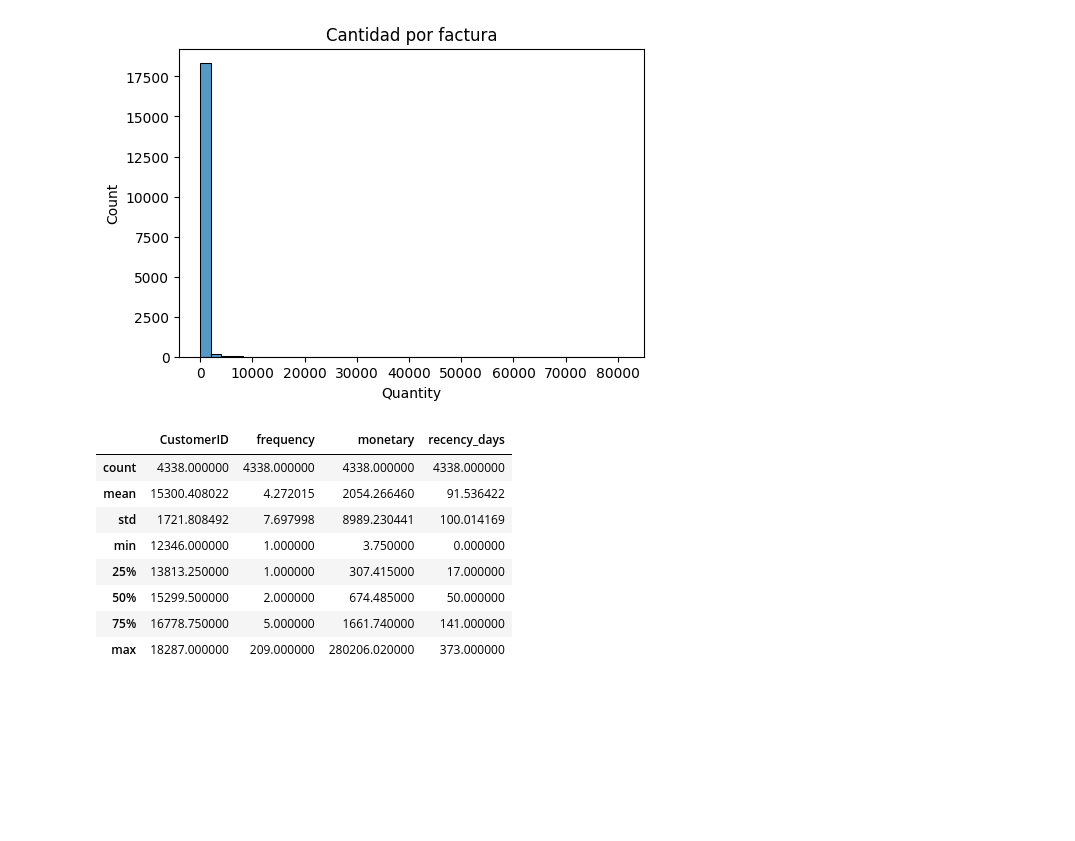
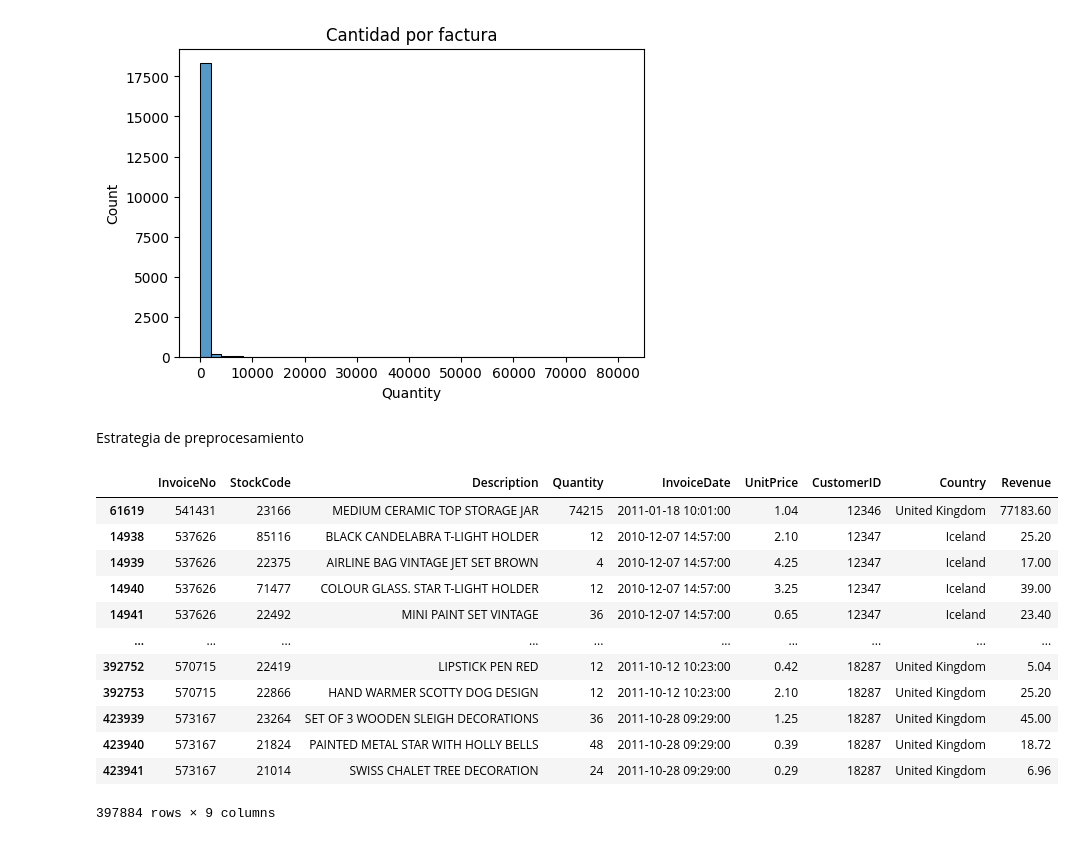
Before and after one commit to gabrielaaguiv5/ProyectoFinalMLOps, a Jupyter notebook: notebooks/EDA.ipynb, the cells around one changed output. Saved outputs shown, nothing was run; the diff lists cells and outputs as text; code cells hidden in the pictures; blank space fills up the shorter version.

```diff
--- a/notebooks/EDA.ipynb
+++ b/notebooks/EDA.ipynb
@@ -144,25 +195,25 @@ plt.show()
 [figure]
 [figure]
 [figure]
-# %%
-# 03 - RFM por cliente (base para el modelo de recompra)
-import numpy as np
-cutoff = df["InvoiceDate"].max()
-rfm = (df.groupby("CustomerID")
-         .agg(last_date=("InvoiceDate", "max"),
-              frequency=("InvoiceNo", "nunique"),
-              monetary=("Revenue", "sum"))
-         .reset_index())
-rfm["recency_days"] = (cutoff - rfm["last_date"]).dt.days
-rfm.drop(columns=["last_date"], inplace=True)
-rfm.describe()
-# %% [output]
-|  | CustomerID | frequency | monetary | recency_days |
-| count | 4338.000000 | 4338.000000 | 4338.000000 | 4338.000000 |
-| mean | 15300.408022 | 4.272015 | 2054.266460 | 91.536422 |
-| std | 1721.808492 | 7.697998 | 8989.230441 | 100.014169 |
-| min | 12346.000000 | 1.000000 | 3.750000 | 0.000000 |
-| 25% | 13813.250000 | 1.000000 | 307.415000 | 17.000000 |
-| 50% | 15299.500000 | 2.000000 | 674.485000 | 50.000000 |
-| 75% | 16778.750000 | 5.000000 | 1661.740000 | 141.000000 |
-| max | 18287.000000 | 209.000000 | 280206.020000 | 373.000000 |
+# %% [markdown]
+Estrategia de preprocesamiento
+# %%
+# 03 - Preparar el dataset antes de crear variables históricas por cliente
+df.sort_values(['CustomerID', 'InvoiceDate', 'InvoiceNo'], inplace=True) # Ordena el DataFrame por cliente → fecha → factura (sirve como “timeline” por cliente).
+df['CustomerID'] = df['CustomerID'].astype(int)
+# %%
+df
+# %% [output]
+|  | InvoiceNo | StockCode | Description | Quantity | InvoiceDate | UnitPrice | CustomerID | Country | Revenue |
+| 61619 | 541431 | 23166 | MEDIUM CERAMIC TOP STORAGE JAR | 74215 | 2011-01-18 10:01:00 | 1.04 | 12346 | United Kingdom | 77183.60 |
+| 14938 | 537626 | 85116 | BLACK CANDELABRA T-LIGHT HOLDER | 12 | 2010-12-07 14:57:00 | 2.10 | 12347 | Iceland | 25.20 |
+| 14939 | 537626 | 22375 | AIRLINE BAG VINTAGE JET SET BROWN | 4 | 2010-12-07 14:57:00 | 4.25 | 12347 | Iceland | 17.00 |
+| 14940 | 537626 | 71477 | COLOUR GLASS. STAR T-LIGHT HOLDER | 12 | 2010-12-07 14:57:00 | 3.25 | 12347 | Iceland | 39.00 |
+| 14941 | 537626 | 22492 | MINI PAINT SET VINTAGE | 36 | 2010-12-07 14:57:00 | 0.65 | 12347 | Iceland | 23.40 |
+| ... | ... | ... | ... | ... | ... | ... | ... | ... | ... |
+| 392752 | 570715 | 22419 | LIPSTICK PEN RED | 12 | 2011-10-12 10:23:00 | 0.42 | 18287 | United Kingdom | 5.04 |
+| 392753 | 570715 | 22866 | HAND WARMER SCOTTY DOG DESIGN | 12 | 2011-10-12 10:23:00 | 2.10 | 18287 | United Kingdom | 25.20 |
+| 423939 | 573167 | 23264 | SET OF 3 WOODEN SLEIGH DECORATIONS | 36 | 2011-10-28 09:29:00 | 1.25 | 18287 | United Kingdom | 45.00 |
+| 423940 | 573167 | 21824 | PAINTED METAL STAR WITH HOLLY BELLS | 48 | 2011-10-28 09:29:00 | 0.39 | 18287 | United Kingdom | 18.72 |
+| 423941 | 573167 | 21014 | SWISS CHALET TREE DECORATION | 24 | 2011-10-28 09:29:00 | 0.29 | 18287 | United Kingdom | 6.96 |
+397884 rows × 9 columns
```
Also changed, not shown: parts of 7 cells of this notebook.
